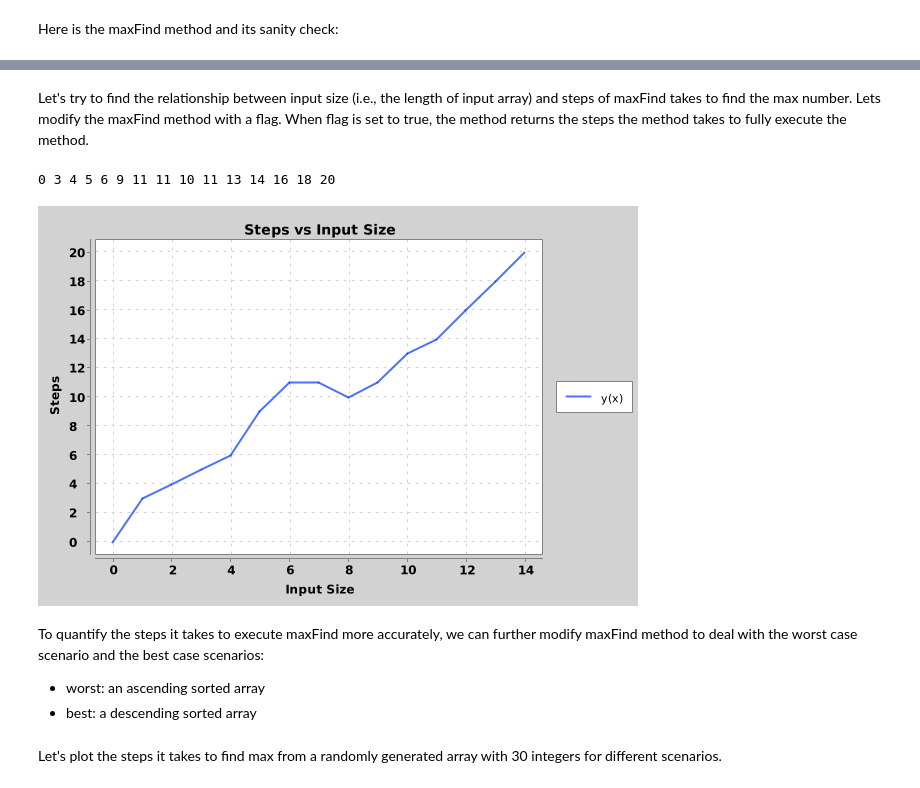
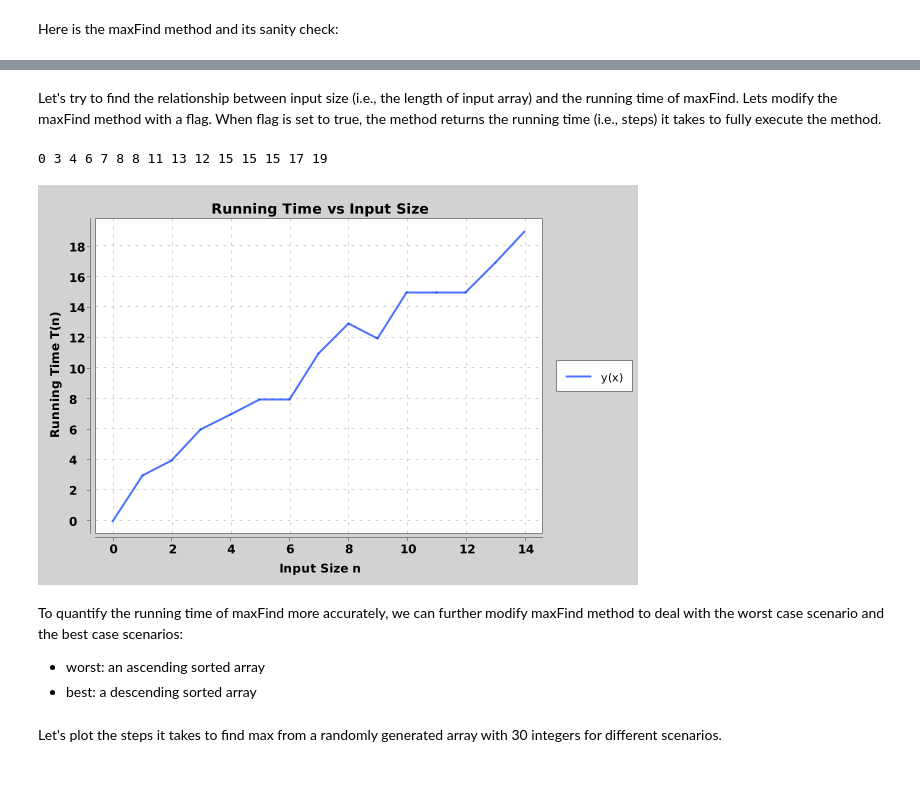
Before and after one commit to Neo-Hao/data-structures, a Jupyter notebook: chapter1.ipynb, the cells around one changed output, grey strips where cells are left out. Saved outputs shown, nothing was run; the diff lists cells and outputs as text; code cells hidden in the pictures.

```diff
--- a/chapter1.ipynb
+++ b/chapter1.ipynb
@@ -83,5 +83,5 @@ The max number is 919
 # %% [markdown]
-Let's try to find the relationship between input size (i.e., the length of input array) and steps of maxFind takes to find the max number. Lets modify the maxFind method with a flag. When flag is set to true, the method returns the steps the method takes to fully execute the method.
+Let's try to find the relationship between input size (i.e., the length of input array) and the running time of maxFind. Lets modify the maxFind method with a flag. When flag is set to true, the method returns the running time (i.e., steps) it takes to fully execute the method.
 # %%
 // track steps of maxFind
 public int maxFindTrack(int[] arr, boolean trackSteps) {
@@ -123,33 +123,33 @@ public int maxFindTrack(int[] arr, boolean trackSteps) {
 # %%
 // proof that maxFindTrack works
 int size = 15;
 int[] steps = new int[size];
 for (int i = 1; i < steps.length; i++) {
     int[] arr = randomArr(i);
     steps[i] = maxFindTrack(arr, true);
 }
 printArr(steps);
 
 // size of input - convert int to double for plotting
 double[] xData = new double[size];
 for (int i = 1; i < xData.length; i++) {
     xData[i] = i;
 }
 
 // steps - convert int to double for plotting
 double[] yData = new double[size];
 for (int i = 0; i < yData.length; i++) {
     yData[i] = steps[i];
 }
 
 // plot it
-XYChart chart = QuickChart.getChart("Steps vs Input Size", "Input Size", "Steps", "y(x)", xData, yData);
+XYChart chart = QuickChart.getChart("Running Time vs Input Size", "Input Size n", "Running Time T(n)", "y(x)", xData, yData);
 BitmapEncoder.getBufferedImage(chart);
 # %% [output]
-0 3 4 5 6 9 11 11 10 11 13 14 16 18 20
+0 3 4 6 7 8 8 11 13 12 15 15 15 17 19
-[figure, old version]
+[figure, new version]
 # %% [markdown]
-To quantify the steps it takes to execute maxFind more accurately, we can further modify maxFind method to deal with the worst case scenario and the best case scenarios:
+To quantify the running time of maxFind more accurately, we can further modify maxFind method to deal with the worst case scenario and the best case scenarios:
 
 * worst: an ascending sorted array
 * best: a descending sorted array
```
Also changed, not shown: parts of 9 cells of this notebook, 1 other file.
